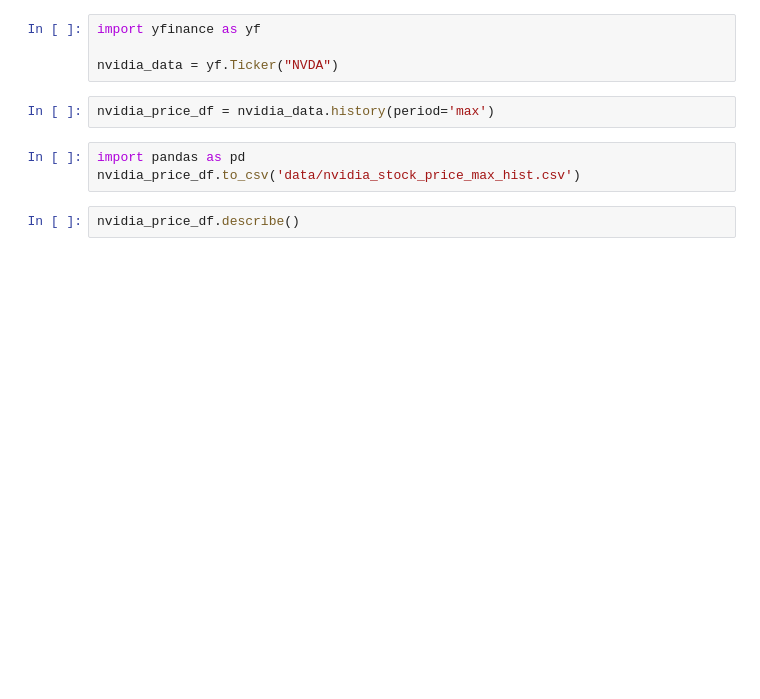
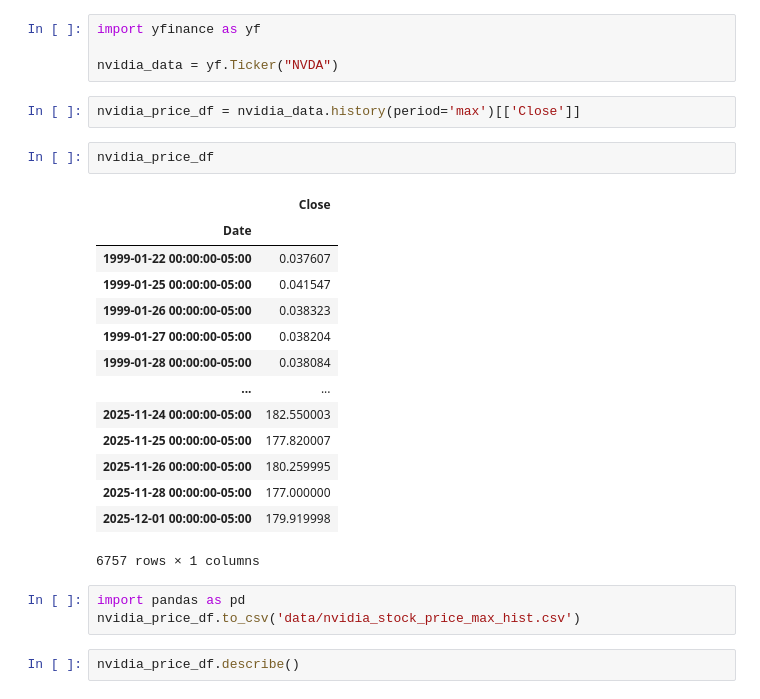
Before and after one commit to acosio14/stock-forecasting, a Jupyter notebook: protoyping.ipynb, the cells around one changed output. Drawn from its saved outputs; the diff is of its cells as text; blank space fills up the shorter version.

```diff
--- a/protoyping.ipynb
+++ b/protoyping.ipynb
@@ -3,7 +3,24 @@ import yfinance as yf
 
 nvidia_data = yf.Ticker("NVDA")
 # %%
-nvidia_price_df = nvidia_data.history(period='max')
+nvidia_price_df = nvidia_data.history(period='max')[['Close']]
+# %%
+nvidia_price_df
+# %% [output]
+|  | Close |
+| Date |  |
+| 1999-01-22 00:00:00-05:00 | 0.037607 |
+| 1999-01-25 00:00:00-05:00 | 0.041547 |
+| 1999-01-26 00:00:00-05:00 | 0.038323 |
+| 1999-01-27 00:00:00-05:00 | 0.038204 |
+| 1999-01-28 00:00:00-05:00 | 0.038084 |
+| ... | ... |
+| 2025-11-24 00:00:00-05:00 | 182.550003 |
+| 2025-11-25 00:00:00-05:00 | 177.820007 |
+| 2025-11-26 00:00:00-05:00 | 180.259995 |
+| 2025-11-28 00:00:00-05:00 | 177.000000 |
+| 2025-12-01 00:00:00-05:00 | 179.919998 |
+6757 rows × 1 columns
 # %%
 import pandas as pd
 nvidia_price_df.to_csv('data/nvidia_stock_price_max_hist.csv')
```
Also changed, not shown: parts of 16 cells of this notebook.
